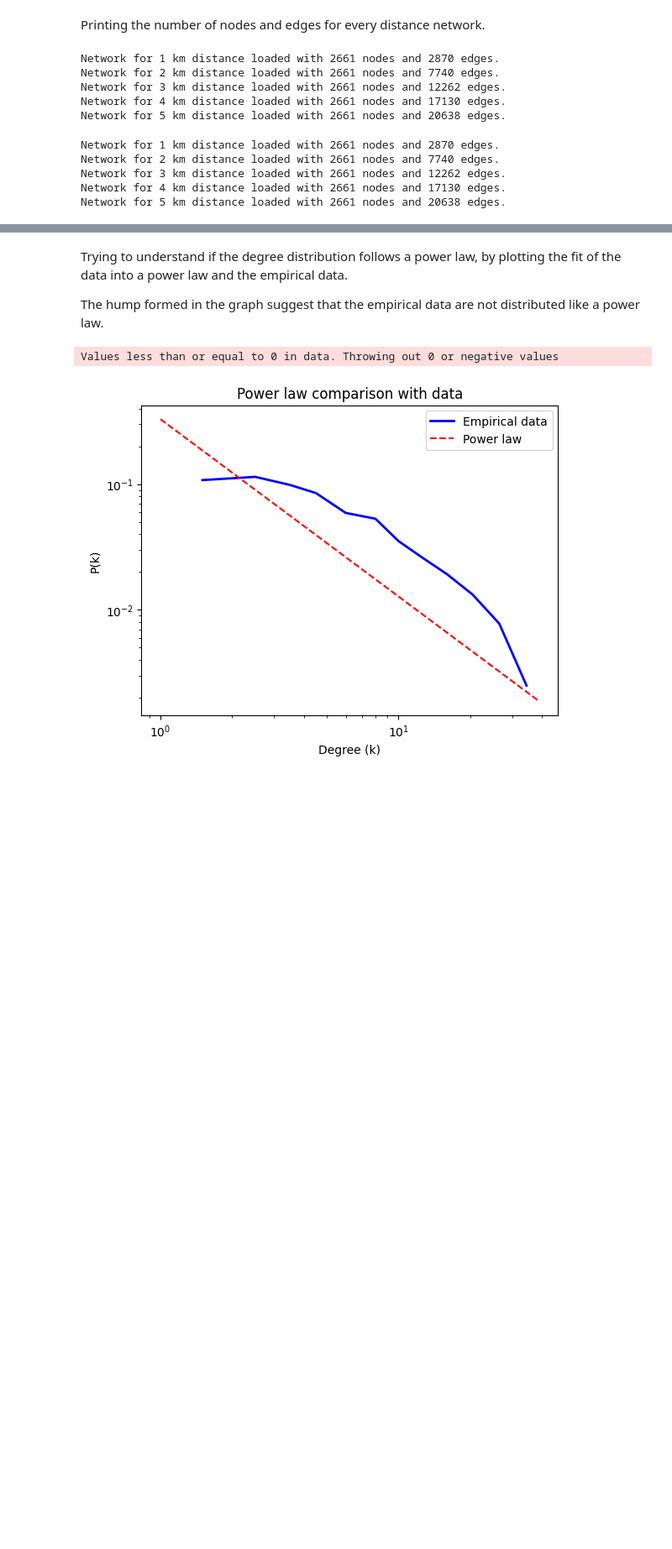
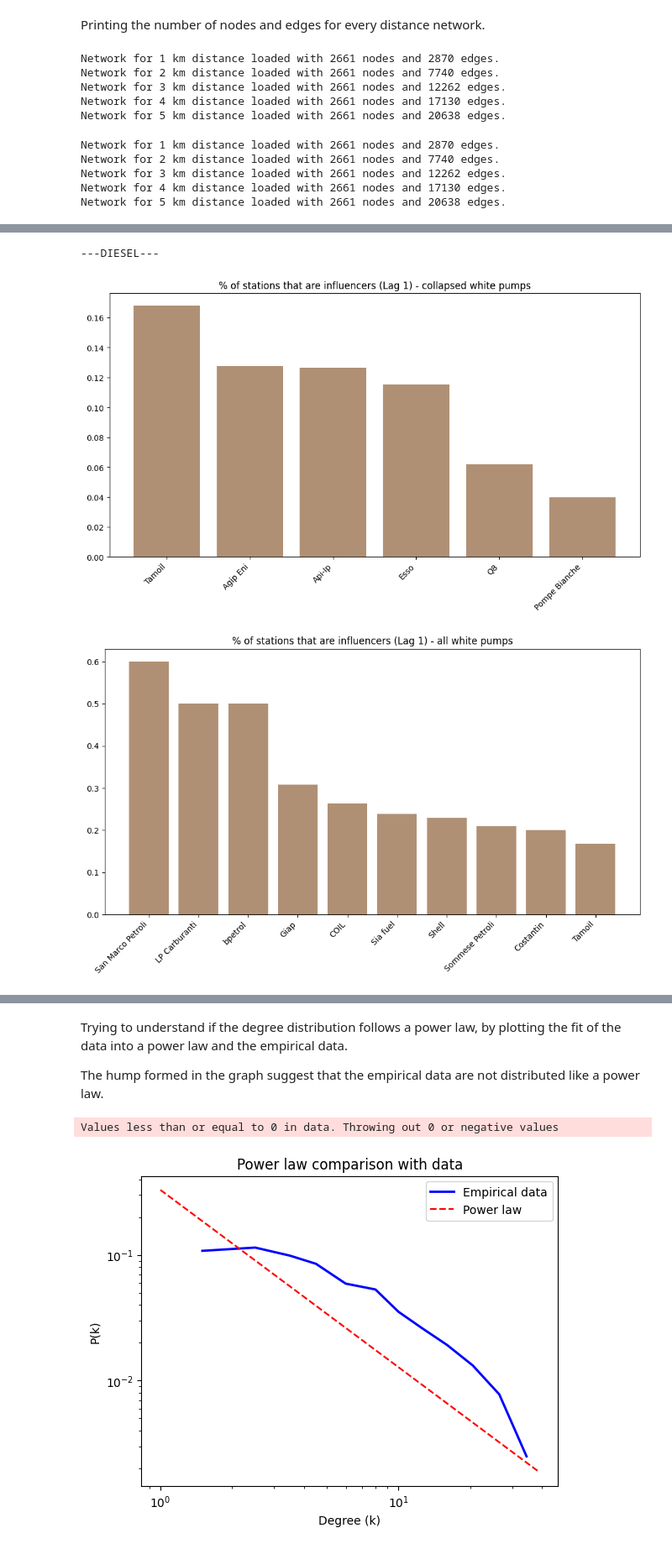
Before and after one commit to gabriele11231/fuel_price_analyses, a Jupyter notebook: python_code/PriceMatching.ipynb, the cells around one changed output, grey strips where cells are left out. Shown at 84% size. Drawn from its saved outputs; the diff is of its cells as text; code cells hidden in the pictures; blank space fills up the shorter version.

```diff
--- a/python_code/PriceMatching.ipynb
+++ b/python_code/PriceMatching.ipynb
@@ -516,0 +526,8 @@ In both the gasoline and diesel netwrok we have the same degree distribution as
+# %%
+print("---DIESEL---")
+brand_influencer_analysis(price_matching_network_diesel_3km, lombardia_diesel, True)
+brand_influencer_analysis(price_matching_network_diesel_3km, lombardia_diesel, False)
+# %% [output]
+---DIESEL---
+[figure, added]
+[figure, added]
```
Also changed, not shown: parts of 120 cells of this notebook.
